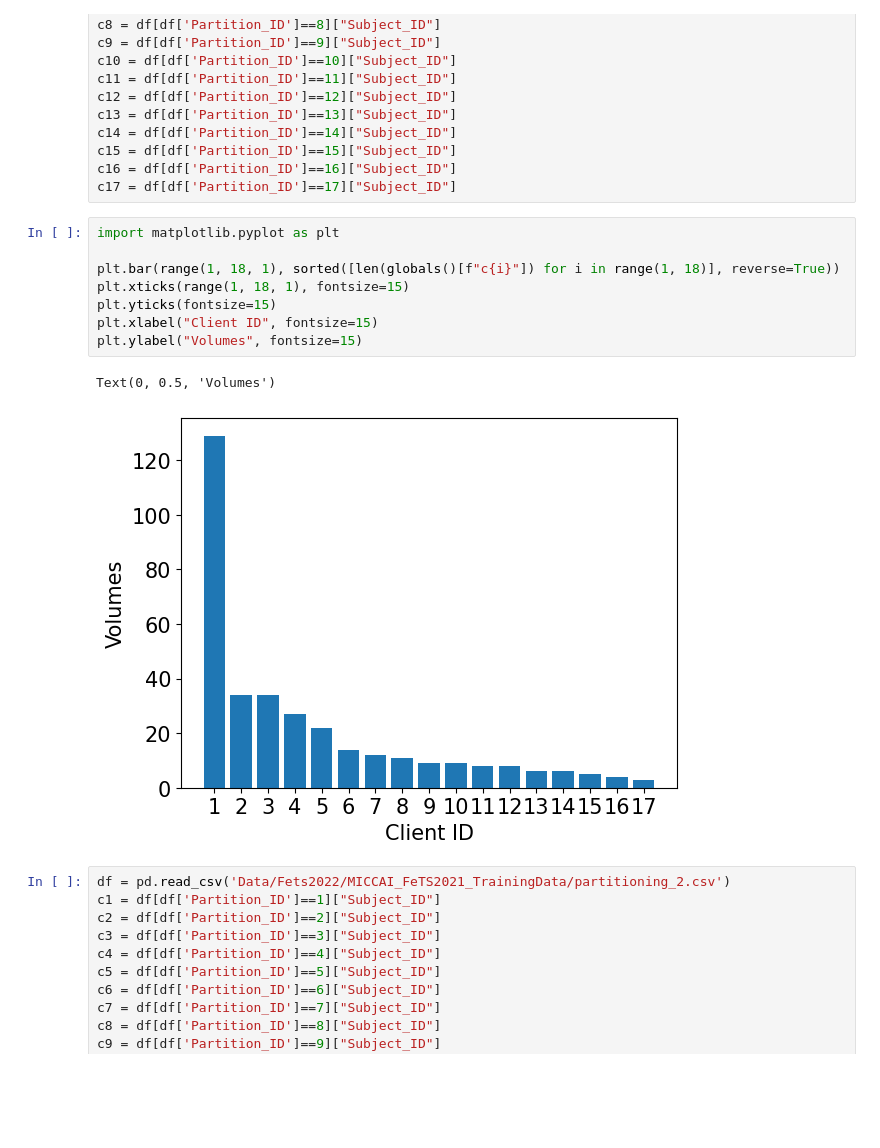
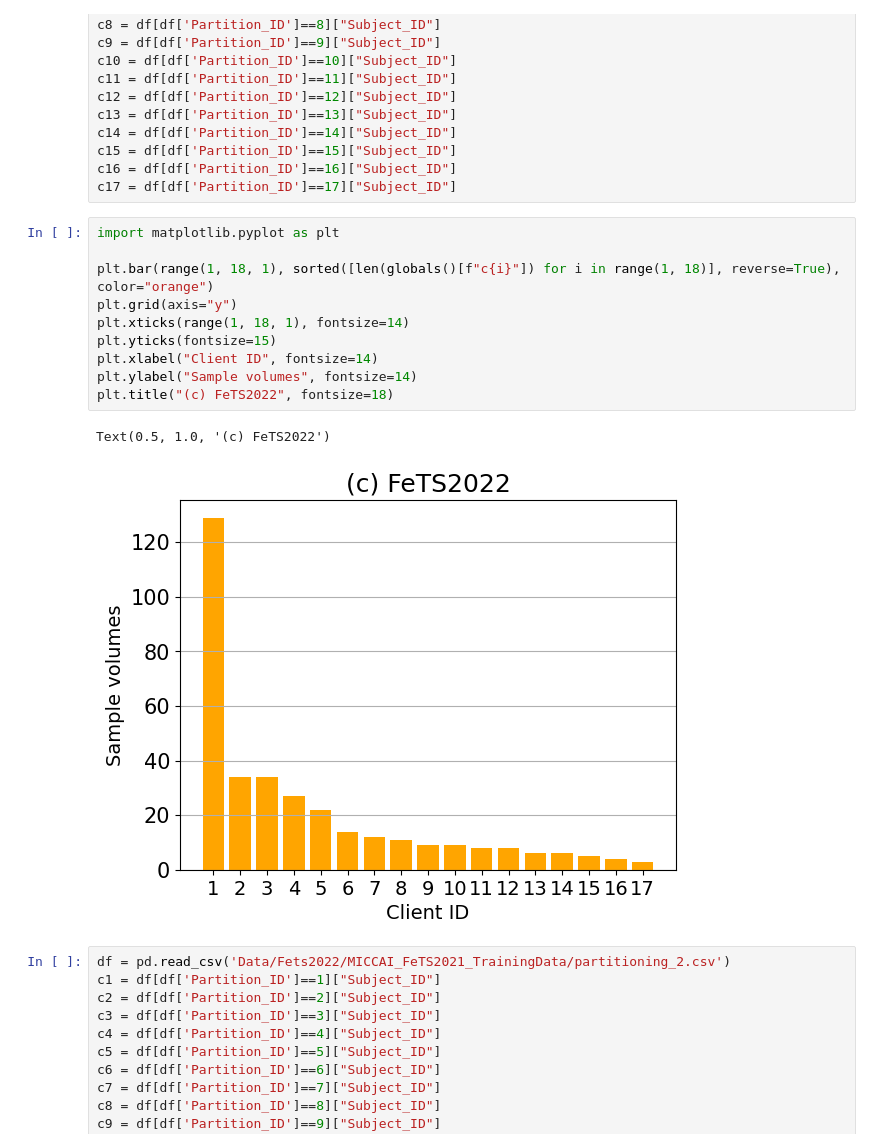
Before and after one commit to TaehwanY98/Fed-Ref, a Jupyter notebook: 3.Fets2022.ipynb, the cells around one changed output. Drawn from its saved outputs; the diff is of its cells as text; blank space fills up the shorter version.

```diff
--- a/3.Fets2022.ipynb
+++ b/3.Fets2022.ipynb
@@ -335,14 +335,16 @@ c17 = df[df['Partition_ID']==17]["Subject_ID"]
 # %%
 import matplotlib.pyplot as plt
 
-plt.bar(range(1, 18, 1), sorted([len(globals()[f"c{i}"]) for i in range(1, 18)], reverse=True))
-plt.xticks(range(1, 18, 1), fontsize=15)
+plt.bar(range(1, 18, 1), sorted([len(globals()[f"c{i}"]) for i in range(1, 18)], reverse=True), color="orange")
+plt.grid(axis="y")
+plt.xticks(range(1, 18, 1), fontsize=14)
 plt.yticks(fontsize=15)
-plt.xlabel("Client ID", fontsize=15)
-plt.ylabel("Volumes", fontsize=15)
+plt.xlabel("Client ID", fontsize=14)
+plt.ylabel("Sample volumes", fontsize=14)
+plt.title("(c) FeTS2022", fontsize=18)
 # %% [output]
-Text(0, 0.5, 'Volumes')
+Text(0.5, 1.0, '(c) FeTS2022')
-[figure, old version]
+[figure, new version]
 # %%
 df = pd.read_csv('Data/Fets2022/MICCAI_FeTS2021_TrainingData/partitioning_2.csv')
 c1 = df[df['Partition_ID']==1]["Subject_ID"]
```
Also changed, not shown: 22 other files.
